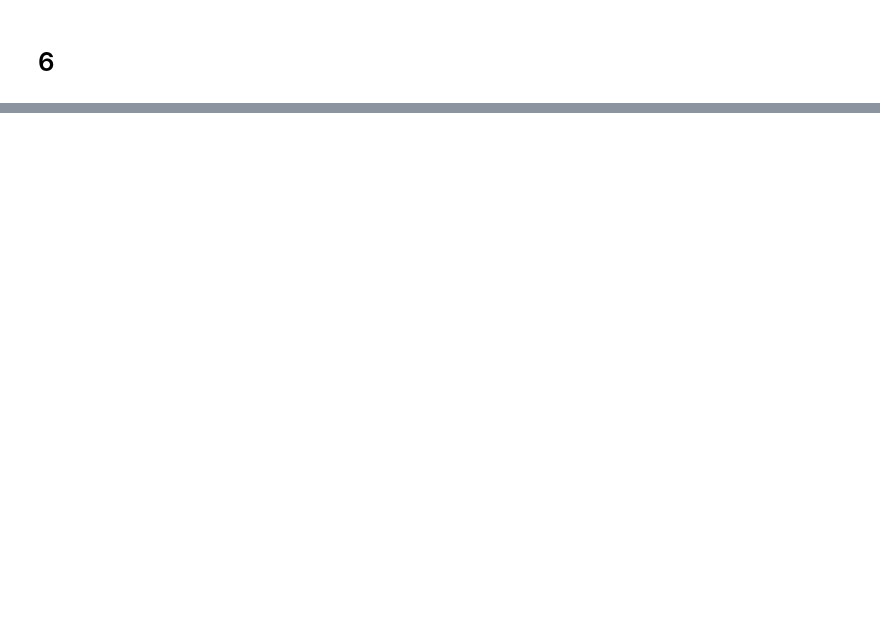
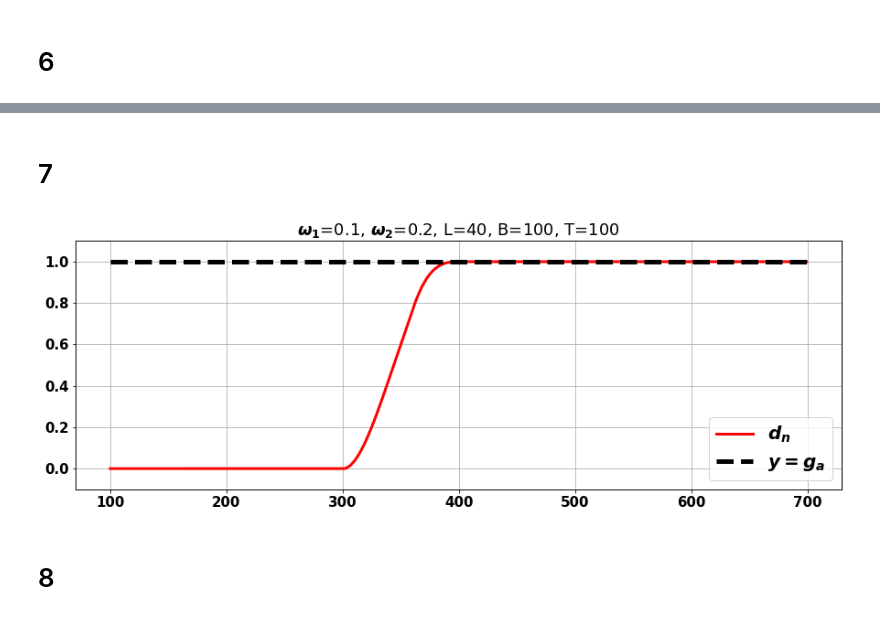
Before and after one commit to Loulaan/researchWork, a Jupyter notebook: System/imgs_graduation.ipynb, the cells around one changed output, grey strips where cells are left out. Saved outputs shown, nothing was run; the diff lists cells and outputs as text; code cells hidden in the pictures; blank space fills up the shorter version.

```diff
--- a/System/imgs_graduation.ipynb
+++ b/System/imgs_graduation.ipynb
@@ -164,0 +162,24 @@ ax4.grid()
+# %% [markdown]
+# 7
+# %%
+T_ = 100
+original_series = generate_series(w1, 1/3, Q, N)
+row1 = Hmatr(f=original_series, B=B, T=T_, L=L, neig=r, svdMethod=method).getRow()
+g_analytical = ThreshAnalytical(w1, w2, L, T_, 30, 0).value_after_heterogeneity
+colors = plt.cm.hsv(np.linspace(0, 1, 7))
+X = np.arange(T_, N)
+plt.figure(figsize=(15, 5))
+plt.plot(X, row1, label=r'$d_n$', color=colors[0], linewidth=3)
+plt.plot(X, [g_analytical]*len(row1), "--", label=r'$y = g_a$', color="black", linewidth=5)
+
+
+plt.title(fr"$\omega_1$={w1}, $\omega_2$={w2}, L={L}, B={B}, T={T_}")
+plt.legend(loc='lower right')
+plt.ylim((-0.1, 1.1))
+plt.grid()
+plt.show()
+# example_approx.png
+# %% [output]
+[figure, added]
+# %% [markdown]
+# 8
```
Also changed, not shown: parts of 25 cells of this notebook, 12 other files.
